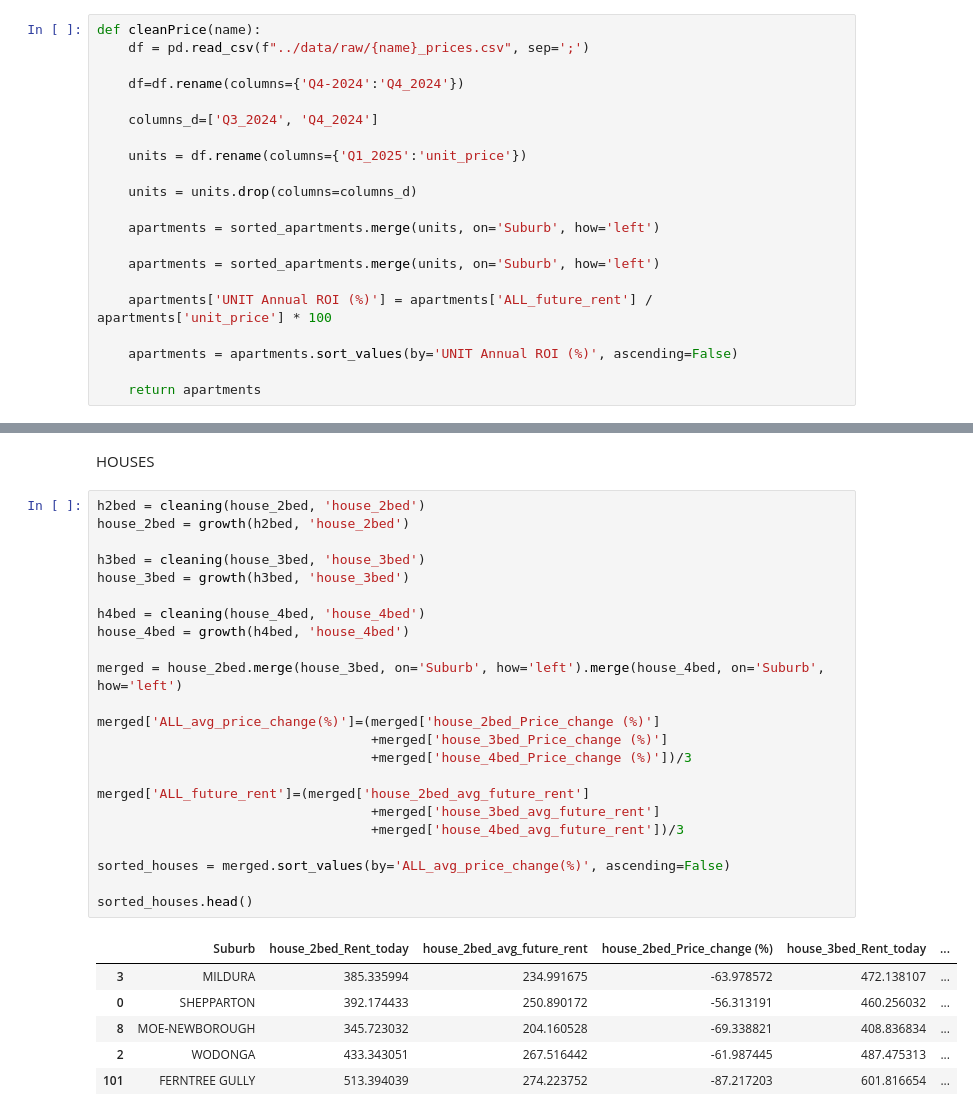
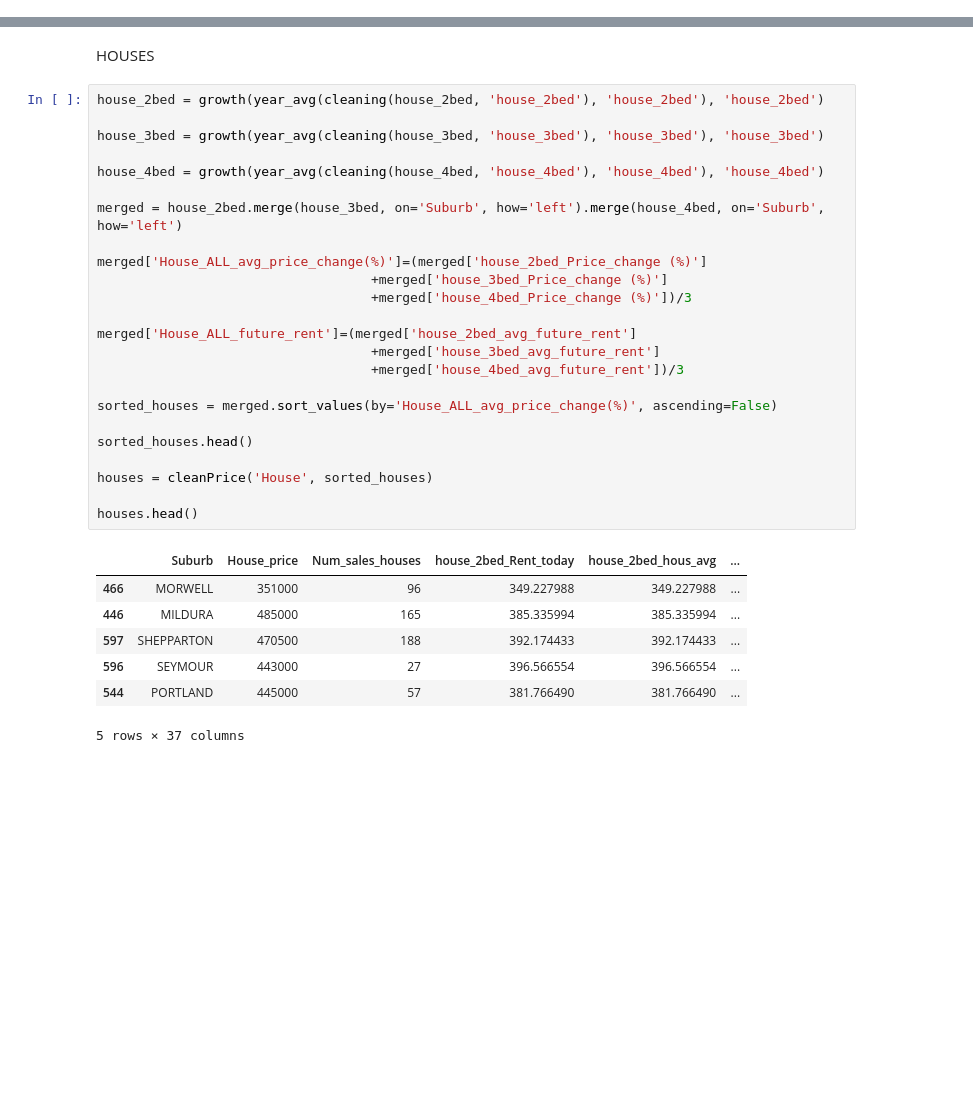
Before and after one commit to bicicow03/Group-Project-Real-Estate-Industry-Analysis, a Jupyter notebook: notebooks/evaluation_types.ipynb, the cells around one changed output, grey strips where cells are left out. Saved outputs shown, nothing was run; the diff lists cells and outputs as text; blank space fills up the shorter version.

```diff
--- a/notebooks/evaluation_types.ipynb
+++ b/notebooks/evaluation_types.ipynb
@@ -85,23 +140,2 @@ sorted_apartments.head()
-# %%
-def cleanPrice(name):
-    df = pd.read_csv(f"../data/raw/{name}_prices.csv", sep=';')
-
-    df=df.rename(columns={'Q4-2024':'Q4_2024'})
-
-    columns_d=['Q3_2024', 'Q4_2024']
-
-    units = df.rename(columns={'Q1_2025':'unit_price'})
-
-    units = units.drop(columns=columns_d)
-
-    apartments = sorted_apartments.merge(units, on='Suburb', how='left')
-
-    apartments = sorted_apartments.merge(units, on='Suburb', how='left')
-
-    apartments['UNIT Annual ROI (%)'] = apartments['ALL_future_rent'] / apartments['unit_price'] * 100
-
-    apartments = apartments.sort_values(by='UNIT Annual ROI (%)', ascending=False)
-
-    return apartments
 # %% [markdown]
 Return on Investment (ROI) for all types of apartments
@@ -120,32 +142,34 @@ apartments.head()
 # %% [markdown]
 HOUSES
 # %%
-h2bed = cleaning(house_2bed, 'house_2bed')
-house_2bed = growth(h2bed, 'house_2bed')
+house_2bed = growth(year_avg(cleaning(house_2bed, 'house_2bed'), 'house_2bed'), 'house_2bed')
 
-h3bed = cleaning(house_3bed, 'house_3bed')
-house_3bed = growth(h3bed, 'house_3bed')
+house_3bed = growth(year_avg(cleaning(house_3bed, 'house_3bed'), 'house_3bed'), 'house_3bed')
 
-h4bed = cleaning(house_4bed, 'house_4bed')
-house_4bed = growth(h4bed, 'house_4bed')
+house_4bed = growth(year_avg(cleaning(house_4bed, 'house_4bed'), 'house_4bed'), 'house_4bed')
 
 merged = house_2bed.merge(house_3bed, on='Suburb', how='left').merge(house_4bed, on='Suburb', how='left')
 
-merged['ALL_avg_price_change(%)']=(merged['house_2bed_Price_change (%)']
+merged['House_ALL_avg_price_change(%)']=(merged['house_2bed_Price_change (%)']
                                    +merged['house_3bed_Price_change (%)']
                                    +merged['house_4bed_Price_change (%)'])/3
 
-merged['ALL_future_rent']=(merged['house_2bed_avg_future_rent']
+merged['House_ALL_future_rent']=(merged['house_2bed_avg_future_rent']
                                    +merged['house_3bed_avg_future_rent']
                                    +merged['house_4bed_avg_future_rent'])/3
 
-sorted_houses = merged.sort_values(by='ALL_avg_price_change(%)', ascending=False)
+sorted_houses = merged.sort_values(by='House_ALL_avg_price_change(%)', ascending=False)
 
 sorted_houses.head()
+
+houses = cleanPrice('House', sorted_houses)
+
+houses.head()
 # %% [output]
-|  | Suburb | house_2bed_Rent_today | house_2bed_avg_future_rent | house_2bed_Price_change (%) | house_3bed_Rent_today | ... |
-| 3 | MILDURA | 385.335994 | 234.991675 | -63.978572 | 472.138107 | ... |
-| 0 | SHEPPARTON | 392.174433 | 250.890172 | -56.313191 | 460.256032 | ... |
-| 8 | MOE-NEWBOROUGH | 345.723032 | 204.160528 | -69.338821 | 408.836834 | ... |
-| 2 | WODONGA | 433.343051 | 267.516442 | -61.987445 | 487.475313 | ... |
-| 101 | FERNTREE GULLY | 513.394039 | 274.223752 | -87.217203 | 601.816654 | ... |
+|  | Suburb | House_price | Num_sales_houses | house_2bed_Rent_today | house_2bed_hous_avg | ... |
+| 466 | MORWELL | 351000 | 96 | 349.227988 | 349.227988 | ... |
+| 446 | MILDURA | 485000 | 165 | 385.335994 | 385.335994 | ... |
+| 597 | SHEPPARTON | 470500 | 188 | 392.174433 | 392.174433 | ... |
+| 596 | SEYMOUR | 443000 | 27 | 396.566554 | 396.566554 | ... |
+| 544 | PORTLAND | 445000 | 57 | 381.766490 | 381.766490 | ... |
+5 rows × 37 columns
```
Also changed, not shown: parts of 9 cells of this notebook.
